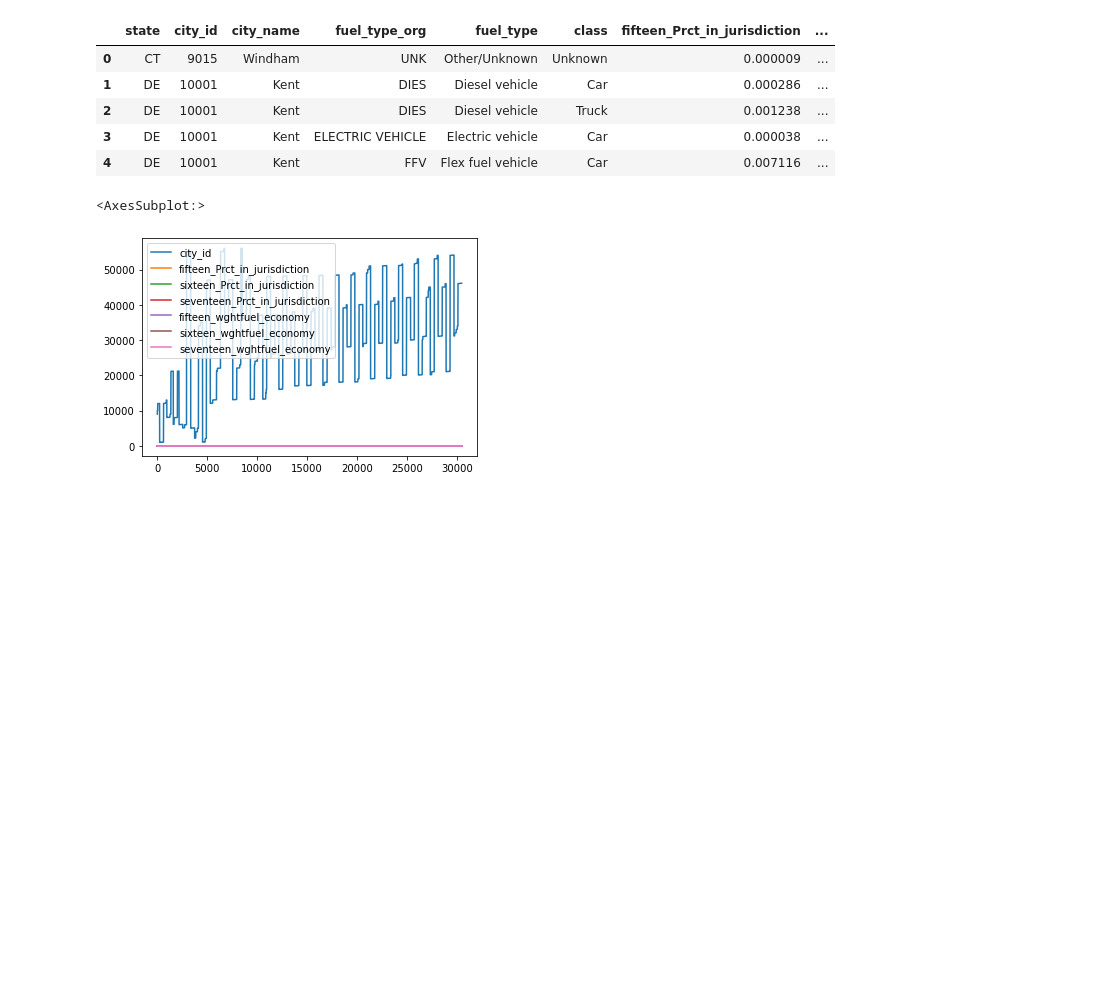
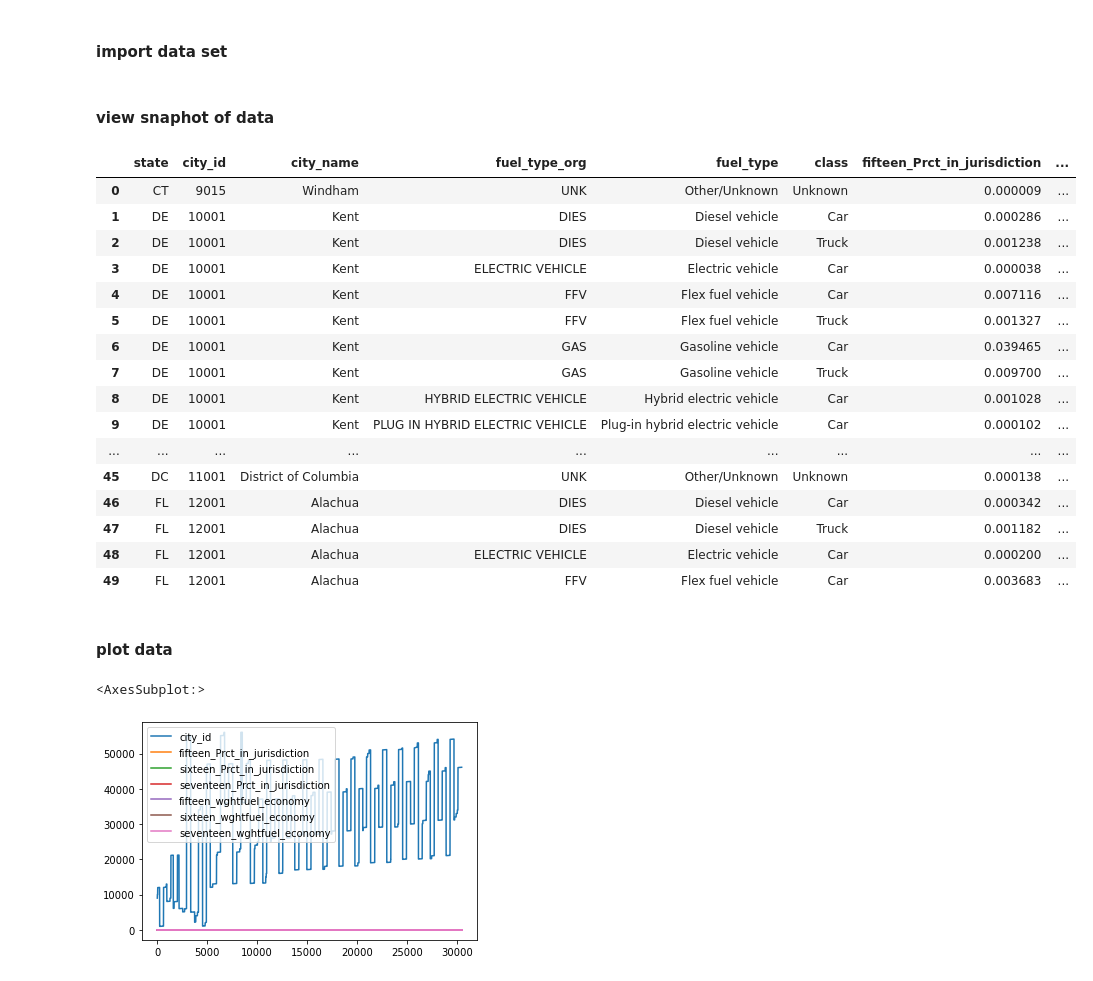
Before and after one commit to GitFox2021/Final-Project, a Jupyter notebook: Notebooks/Vehicles.ipynb, the cells around one changed output. Cells and saved outputs as stored; diff of their text form; code cells hidden in the pictures; blank space fills up the shorter version.

```diff
--- a/Notebooks/Vehicles.ipynb
+++ b/Notebooks/Vehicles.ipynb
@@ -1,16 +1,33 @@
 # %%
 import pandas as pd
+# %% [markdown]
+#### import data set
 # %%
 dataset = pd.read_excel("../Data/VehicleData.xlsx")
+# %% [markdown]
+#### view snaphot of data
 # %%
-dataset.head()
+dataset.head(50)
 # %% [output]
 |  | state | city_id | city_name | fuel_type_org | fuel_type | class | fifteen_Prct_in_jurisdiction | ... |
 | 0 | CT | 9015 | Windham | UNK | Other/Unknown | Unknown | 0.000009 | ... |
 | 1 | DE | 10001 | Kent | DIES | Diesel vehicle | Car | 0.000286 | ... |
 | 2 | DE | 10001 | Kent | DIES | Diesel vehicle | Truck | 0.001238 | ... |
 | 3 | DE | 10001 | Kent | ELECTRIC VEHICLE | Electric vehicle | Car | 0.000038 | ... |
 | 4 | DE | 10001 | Kent | FFV | Flex fuel vehicle | Car | 0.007116 | ... |
+| 5 | DE | 10001 | Kent | FFV | Flex fuel vehicle | Truck | 0.001327 | ... |
+| 6 | DE | 10001 | Kent | GAS | Gasoline vehicle | Car | 0.039465 | ... |
+| 7 | DE | 10001 | Kent | GAS | Gasoline vehicle | Truck | 0.009700 | ... |
+| 8 | DE | 10001 | Kent | HYBRID ELECTRIC VEHICLE | Hybrid electric vehicle | Car | 0.001028 | ... |
+| 9 | DE | 10001 | Kent | PLUG IN HYBRID ELECTRIC VEHICLE | Plug-in hybrid electric vehicle | Car | 0.000102 | ... |
+| ... | ... | ... | ... | ... | ... | ... | ... | ... |
+| 45 | DC | 11001 | District of Columbia | UNK | Other/Unknown | Unknown | 0.000138 | ... |
+| 46 | FL | 12001 | Alachua | DIES | Diesel vehicle | Car | 0.000342 | ... |
+| 47 | FL | 12001 | Alachua | DIES | Diesel vehicle | Truck | 0.001182 | ... |
+| 48 | FL | 12001 | Alachua | ELECTRIC VEHICLE | Electric vehicle | Car | 0.000200 | ... |
+| 49 | FL | 12001 | Alachua | FFV | Flex fuel vehicle | Car | 0.003683 | ... |
+# %% [markdown]
+#### plot data
 # %%
 dataset.plot()
 # %% [output]
```
Also changed, not shown: parts of 13 cells of this notebook.
